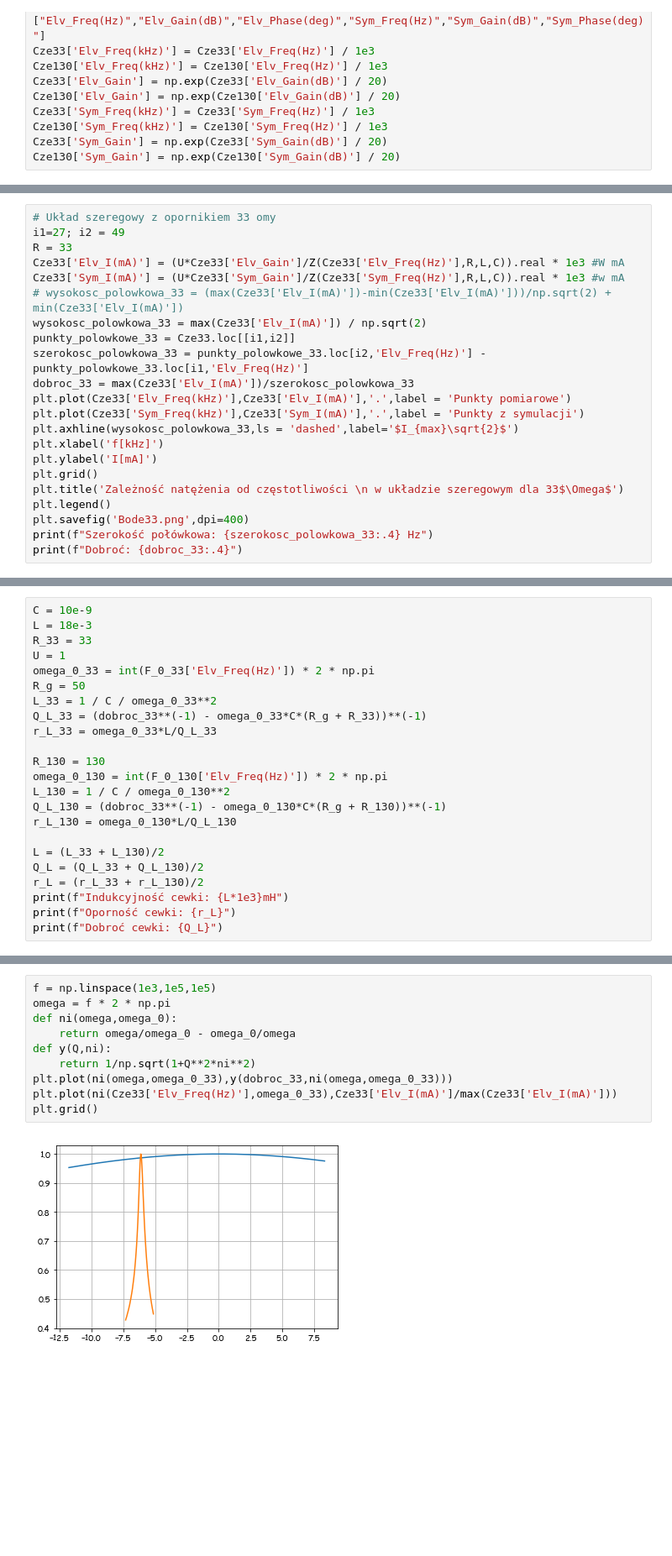
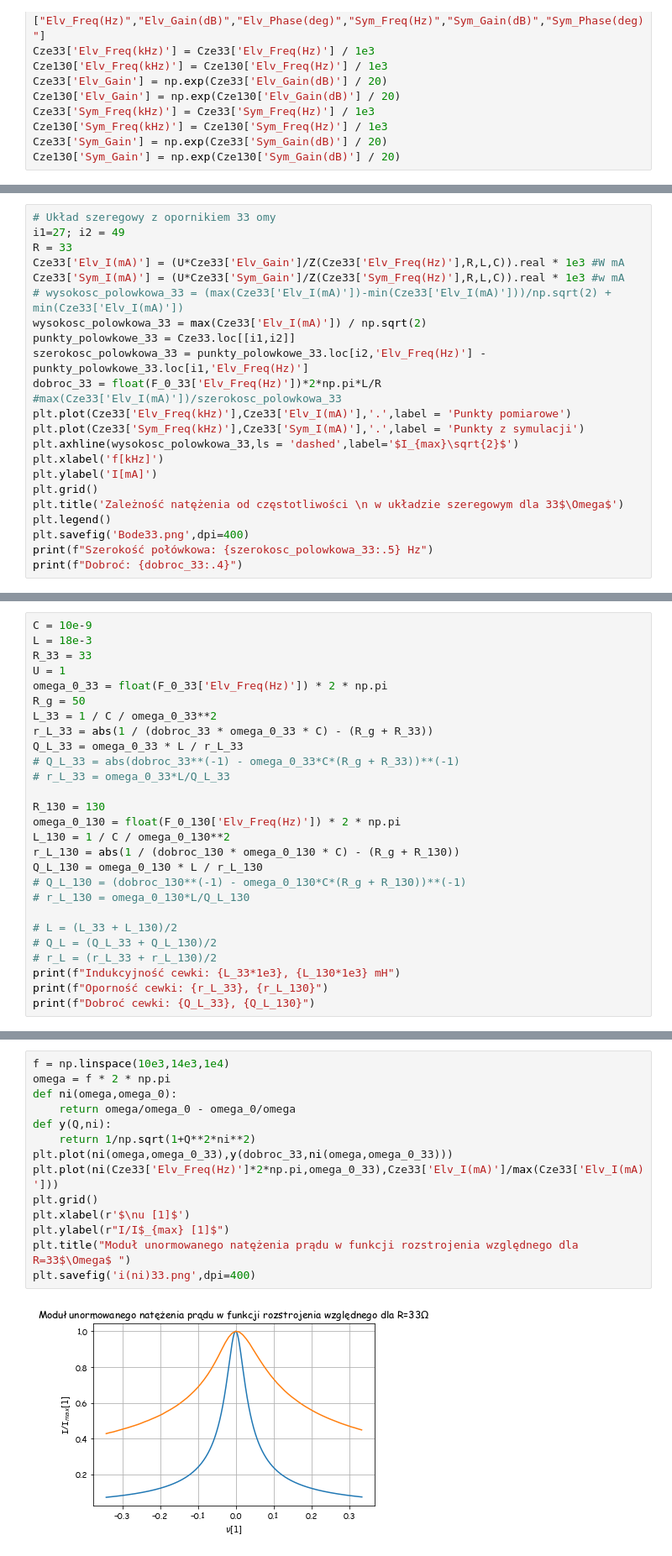
Before and after one commit to MarikinPaulina/EwEF, a Jupyter notebook: 02-Waleczny_Wrobel/Waleczny_wrobel.ipynb, the cells around one changed output, grey strips where cells are left out. Shown at 84% size. Drawn from its saved outputs; the diff is of its cells as text; blank space fills up the shorter version.

```diff
--- a/02-Waleczny_Wrobel/Waleczny_wrobel.ipynb
+++ b/02-Waleczny_Wrobel/Waleczny_wrobel.ipynb
@@ -49,7 +51,7 @@ Cze33['Sym_I(mA)'] = (U*Cze33['Sym_Gain']/Z(Cze33['Sym_Freq(Hz)'],R,L,C)).real *
 wysokosc_polowkowa_33 = max(Cze33['Elv_I(mA)']) / np.sqrt(2)
 punkty_polowkowe_33 = Cze33.loc[[i1,i2]]
 szerokosc_polowkowa_33 = punkty_polowkowe_33.loc[i2,'Elv_Freq(Hz)'] - punkty_polowkowe_33.loc[i1,'Elv_Freq(Hz)']
-dobroc_33 = max(Cze33['Elv_I(mA)'])/szerokosc_polowkowa_33
+dobroc_33 = float(F_0_33['Elv_Freq(Hz)'])*2*np.pi*L/R #max(Cze33['Elv_I(mA)'])/szerokosc_polowkowa_33
 plt.plot(Cze33['Elv_Freq(kHz)'],Cze33['Elv_I(mA)'],'.',label = 'Punkty pomiarowe')
 plt.plot(Cze33['Sym_Freq(kHz)'],Cze33['Sym_I(mA)'],'.',label = 'Punkty z symulacji')
 plt.axhline(wysokosc_polowkowa_33,ls = 'dashed',label='$I_{max}\sqrt{2}$')
@@ -59,6 +61,6 @@ plt.grid()
 plt.title('Zależność natężenia od częstotliwości \n w układzie szeregowym dla 33$\Omega$')
 plt.legend()
 plt.savefig('Bode33.png',dpi=400)
-print(f"Szerokość połówkowa: {szerokosc_polowkowa_33:.4} Hz")
+print(f"Szerokość połówkowa: {szerokosc_polowkowa_33:.5} Hz")
 print(f"Dobroć: {dobroc_33:.4}")
 # %% [output]
@@ -97,22 +99,26 @@ C = 10e-9
 L = 18e-3
 R_33 = 33
 U = 1
-omega_0_33 = int(F_0_33['Elv_Freq(Hz)']) * 2 * np.pi
+omega_0_33 = float(F_0_33['Elv_Freq(Hz)']) * 2 * np.pi
 R_g = 50
 L_33 = 1 / C / omega_0_33**2
-Q_L_33 = (dobroc_33**(-1) - omega_0_33*C*(R_g + R_33))**(-1)
-r_L_33 = omega_0_33*L/Q_L_33
+r_L_33 = abs(1 / (dobroc_33 * omega_0_33 * C) - (R_g + R_33))
+Q_L_33 = omega_0_33 * L / r_L_33
+# Q_L_33 = abs(dobroc_33**(-1) - omega_0_33*C*(R_g + R_33))**(-1)
+# r_L_33 = omega_0_33*L/Q_L_33
 
 R_130 = 130
-omega_0_130 = int(F_0_130['Elv_Freq(Hz)']) * 2 * np.pi
+omega_0_130 = float(F_0_130['Elv_Freq(Hz)']) * 2 * np.pi
 L_130 = 1 / C / omega_0_130**2
-Q_L_130 = (dobroc_33**(-1) - omega_0_130*C*(R_g + R_130))**(-1)
-r_L_130 = omega_0_130*L/Q_L_130
+r_L_130 = abs(1 / (dobroc_130 * omega_0_130 * C) - (R_g + R_130))
+Q_L_130 = omega_0_130 * L / r_L_130
+# Q_L_130 = (dobroc_130**(-1) - omega_0_130*C*(R_g + R_130))**(-1)
+# r_L_130 = omega_0_130*L/Q_L_130
 
-L = (L_33 + L_130)/2
-Q_L = (Q_L_33 + Q_L_130)/2
-r_L = (r_L_33 + r_L_130)/2
-print(f"Indukcyjność cewki: {L*1e3}mH")
-print(f"Oporność cewki: {r_L}")
-print(f"Dobroć cewki: {Q_L}")
+# L = (L_33 + L_130)/2
+# Q_L = (Q_L_33 + Q_L_130)/2
+# r_L = (r_L_33 + r_L_130)/2
+print(f"Indukcyjność cewki: {L_33*1e3}, {L_130*1e3} mH")
+print(f"Oporność cewki: {r_L_33}, {r_L_130}")
+print(f"Dobroć cewki: {Q_L_33}, {Q_L_130}")
 # %% [output]
@@ -183,12 +194,16 @@ Dobroć: 0.0007183
 # %%
-f = np.linspace(1e3,1e5,1e5)
+f = np.linspace(10e3,14e3,1e4)
 omega = f * 2 * np.pi
 def ni(omega,omega_0):
     return omega/omega_0 - omega_0/omega
 def y(Q,ni):
     return 1/np.sqrt(1+Q**2*ni**2)
 plt.plot(ni(omega,omega_0_33),y(dobroc_33,ni(omega,omega_0_33)))
-plt.plot(ni(Cze33['Elv_Freq(Hz)'],omega_0_33),Cze33['Elv_I(mA)']/max(Cze33['Elv_I(mA)']))
+plt.plot(ni(Cze33['Elv_Freq(Hz)']*2*np.pi,omega_0_33),Cze33['Elv_I(mA)']/max(Cze33['Elv_I(mA)']))
 plt.grid()
+plt.xlabel(r'$\nu [1]$')
+plt.ylabel(r"I/I$_{max} [1]$")
+plt.title("Moduł unormowanego natężenia prądu w funkcji rozstrojenia względnego dla R=33$\Omega$ ")
+plt.savefig('i(ni)33.png',dpi=400)
 # %% [output]
-[figure, old version]
+[figure, new version]
```
Also changed, not shown: parts of 8 cells of this notebook, 12 other files.
